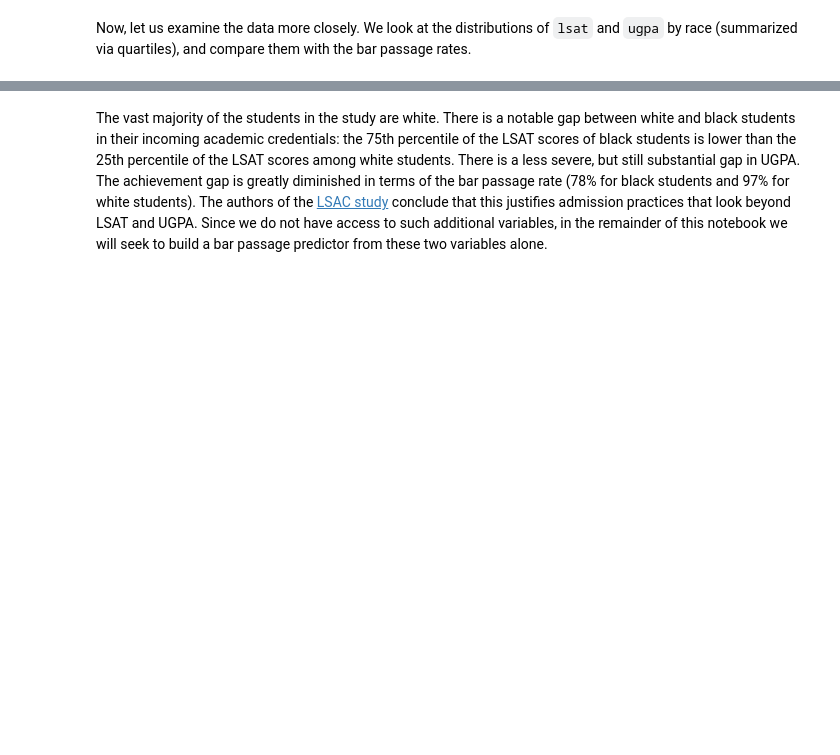
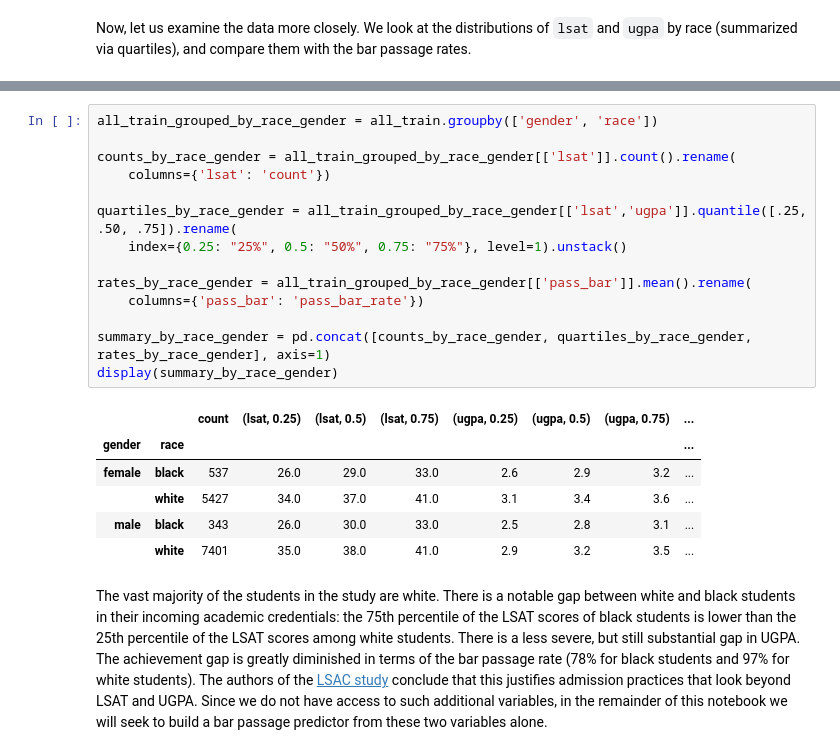
Before and after one commit to fairlearn/fairlearn, a Jupyter notebook: notebooks/Mitigating Disparities in Ranking from Binary Data.ipynb, the cells around one changed output, grey strips where cells are left out. Drawn from its saved outputs; the diff is of its cells as text; blank space fills up the shorter version.

```diff
--- a/notebooks/Mitigating Disparities in Ranking from Binary Data.ipynb
+++ b/notebooks/Mitigating Disparities in Ranking from Binary Data.ipynb
@@ -68,3 +92,24 @@ display(summary_by_race)
+# %%
+all_train_grouped_by_race_gender = all_train.groupby(['gender', 'race'])
+
+counts_by_race_gender = all_train_grouped_by_race_gender[['lsat']].count().rename(
+    columns={'lsat': 'count'})
+
+quartiles_by_race_gender = all_train_grouped_by_race_gender[['lsat','ugpa']].quantile([.25, .50, .75]).rename(
+    index={0.25: "25%", 0.5: "50%", 0.75: "75%"}, level=1).unstack()
+
+rates_by_race_gender = all_train_grouped_by_race_gender[['pass_bar']].mean().rename(
+    columns={'pass_bar': 'pass_bar_rate'})
+
+summary_by_race_gender = pd.concat([counts_by_race_gender, quartiles_by_race_gender, rates_by_race_gender], axis=1)
+display(summary_by_race_gender)
+# %% [output]
+|  |  | count | (lsat, 0.25) | (lsat, 0.5) | (lsat, 0.75) | (ugpa, 0.25) | (ugpa, 0.5) | (ugpa, 0.75) | ... |
+| gender | race |  |  |  |  |  |  |  | ... |
+| female | black | 537 | 26.0 | 29.0 | 33.0 | 2.6 | 2.9 | 3.2 | ... |
+|  | white | 5427 | 34.0 | 37.0 | 41.0 | 3.1 | 3.4 | 3.6 | ... |
+| male | black | 343 | 26.0 | 30.0 | 33.0 | 2.5 | 2.8 | 3.1 | ... |
+|  | white | 7401 | 35.0 | 38.0 | 41.0 | 2.9 | 3.2 | 3.5 | ... |
 # %% [markdown]
 The vast majority of the students in the study are white. There is a notable gap between white and black students in their incoming academic credentials: the 75th percentile of the LSAT scores of black students is lower than the 25th percentile of the LSAT scores among white students. There is a less severe, but still substantial gap in UGPA. The achievement gap is greatly diminished in terms of the bar passage rate (78% for black students and 97% for white students). The authors of the [LSAC study](https://eric.ed.gov/?id=ED469370) conclude that this justifies admission practices that look beyond LSAT and UGPA. Since we do not have access to such additional variables, in the remainder of this notebook we will seek to build a bar passage predictor from these two variables alone.
 # %% [markdown]
```
Also changed, not shown: parts of 13 cells of this notebook.
